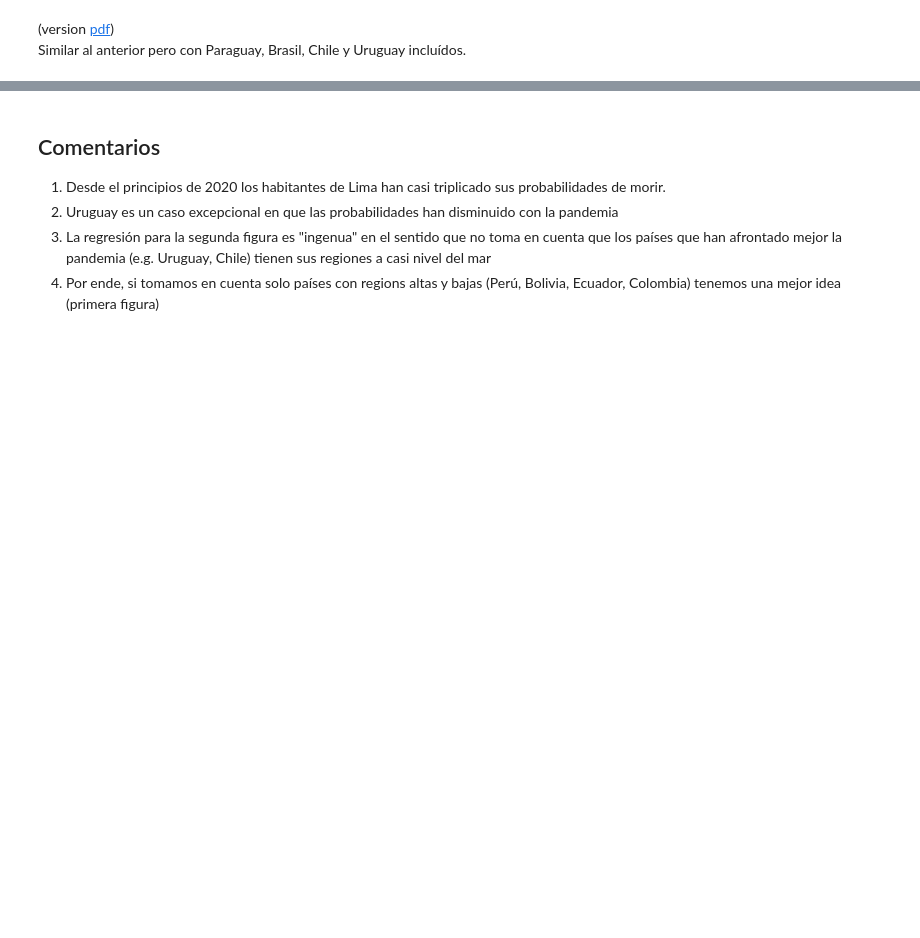
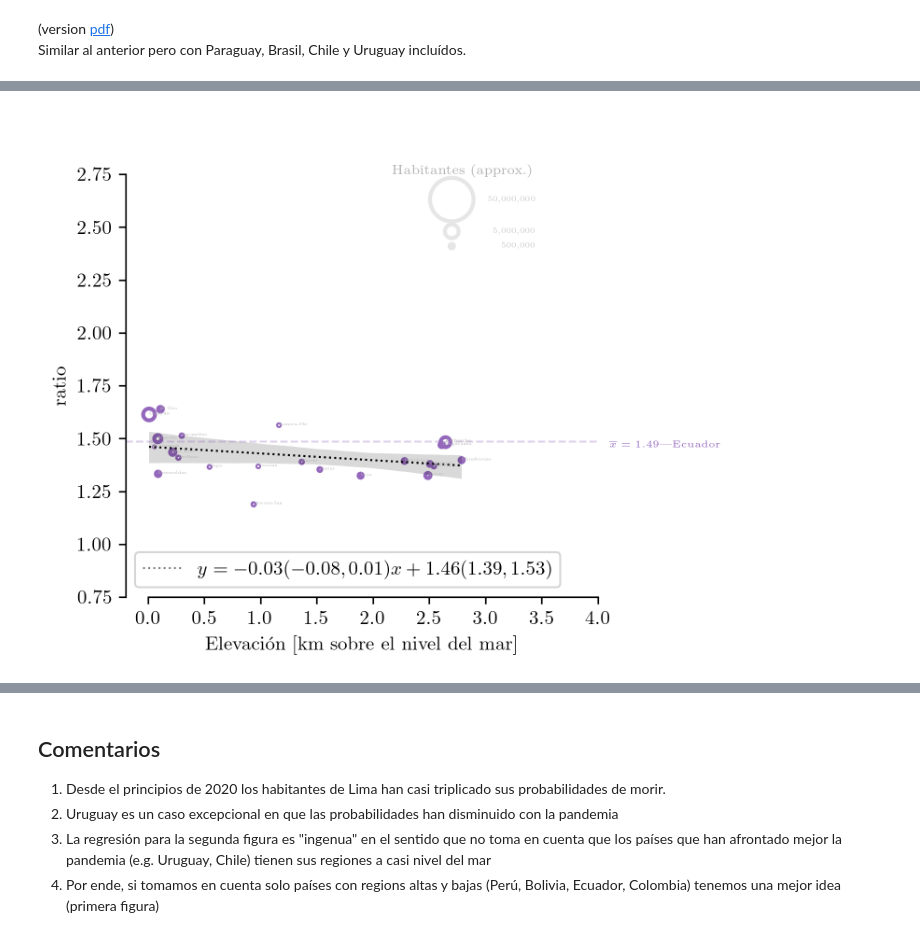
Before and after one commit to daliagachc/cov-alt, a Jupyter notebook: README.ipynb, the cells around one changed output, grey strips where cells are left out. Drawn from its saved outputs; the diff is of its cells as text; code cells hidden in the pictures; blank space fills up the shorter version.

```diff
--- a/README.ipynb
+++ b/README.ipynb
@@ -28,0 +41,4 @@ Similar al anterior pero con Paraguay, Brasil, Chile y Uruguay incluídos.
+# %%
+display.Image("reg_alt_altEcuador.png")
+# %% [output]
+[figure, added]
```
Also changed, not shown: parts of 10 cells of this notebook, 22 other files.
